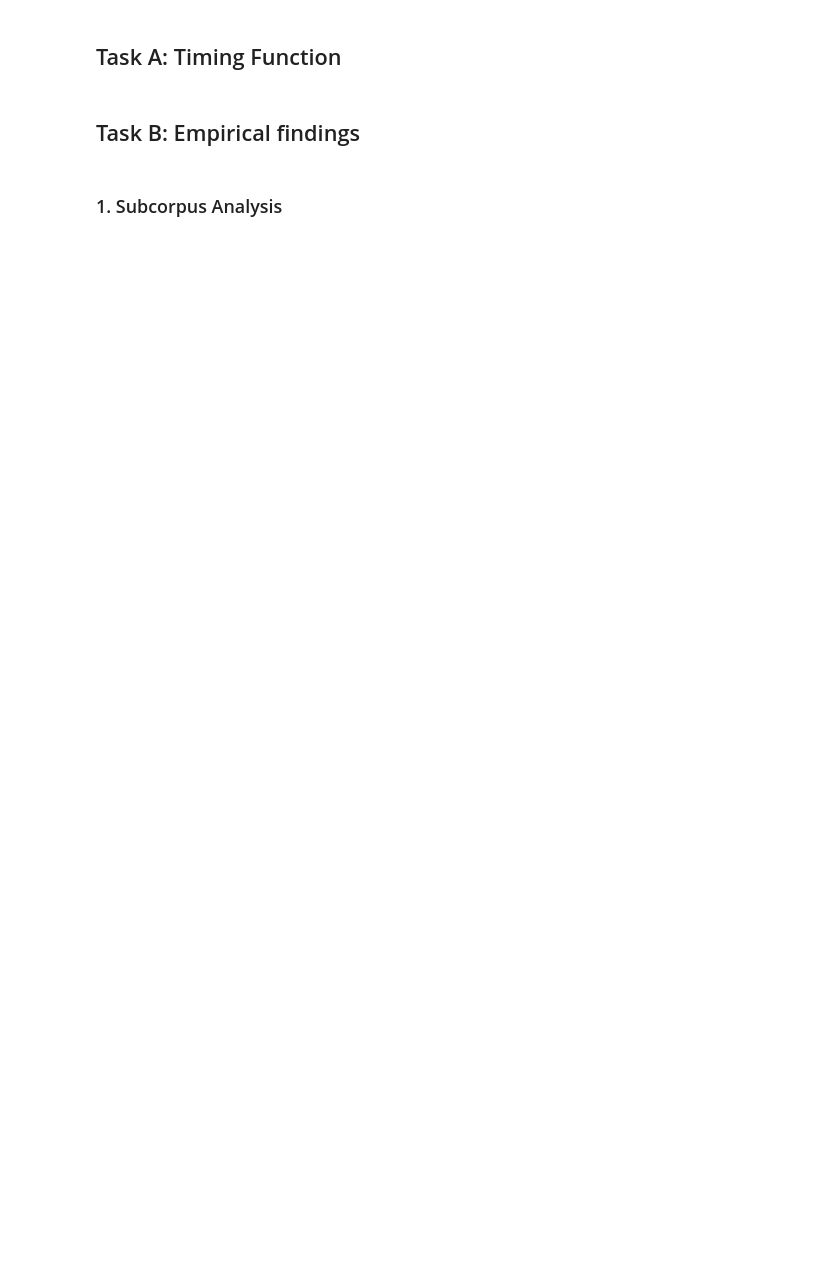
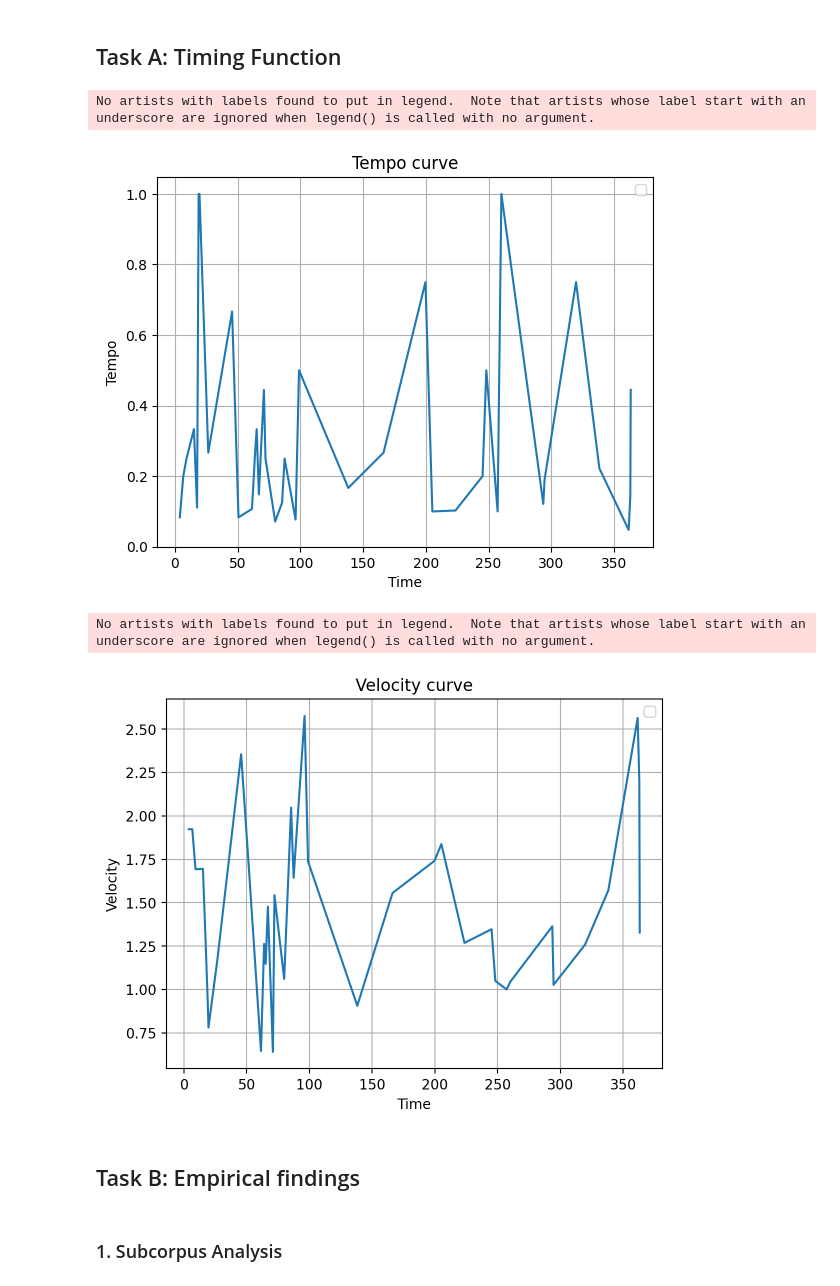
Before and after one commit to JorisMonnet/DM_Assignement1, a Jupyter notebook: empirical_findings.ipynb, the cells around one changed output. Drawn from its saved outputs; the diff is of its cells as text; code cells hidden in the pictures; blank space fills up the shorter version.

```diff
--- a/empirical_findings.ipynb
+++ b/empirical_findings.ipynb
@@ -9,6 +29,79 @@ Due Date: 27/03/2024
 ## Task A: Timing Function
 # %%
 # TODO: plot the two plots from the timing file
+import matplotlib.pyplot as plt
+import music21
+
+
+def timing(unperformed_midi_path: str, performed_midi_path: str) -> dict and dict:
+    """
+    Maps symbolic time to performance attributes (tempo,velocity),
+    so that one can use it to transform the "unperformed" MIDI to the "performed" MIDI.
+    :param unperformed_midi_path: str
+    :param performed_midi_path: str
+    :return: tempo_maps, velocity_maps
+    """
+    music21_midi_unperformed = music21.converter.parse(unperformed_midi_path)
+    music21_midi_performed = music21.converter.parse(performed_midi_path)
+
+    times = {}
+    velocities = {}
+    tempo_mapping = {}
+    velocity_mapping = {}
+
+    for note in music21_midi_unperformed.flat.notes:
+        times[note.offset] = note.duration.quarterLength
+        velocities[note.offset] = note.volume.velocity
+
+    for note in music21_midi_performed.flat.notes:
+        if note.offset in times:
+            tempo_mapping[note.offset] = note.duration.quarterLength / times[note.offset]
+            velocity_mapping[note.offset] = note.volume.velocity / velocities[note.offset]
+
+    return tempo_mapping, velocity_mapping
+
+
+def plot_timing_as_tempo_curve(tempo_map: dict):
+    """
+    Plot the tempo_map from timing function as a tempo curve.
+    :param tempo_map: dict
+    :return: None
+    """
+    fig, ax = plt.subplots()
+    ax.plot(list(tempo_map.keys()), list(tempo_map.values()))
+    ax.set(xlabel='Time', ylabel='Tempo',
+           title='Tempo curve')
+    ax.grid()
+    ax.legend()
+    plt.show()
+
+
+def plot_timing_as_velocity_curve(velocity_map: dict):
+    """
+    Plot the velocity_map from the function timing as a velocity curve.
+    :param velocity_map: dict
+    :return: None
+    """
+    fig, ax = plt.subplots()
+    ax.plot(list(velocity_map.keys()), list(velocity_map.values()))
+    ax.set(xlabel='Time', ylabel='Velocity',
+           title='Velocity curve')
+    ax.grid()
+    ax.legend()
+    plt.show()
+
+
+# TODO remove this main, only useful for testing Task A
+if __name__ == "__main__":
+    tempo_maps, velocity_maps = timing("/Users/osakiyutaka/Library/Mobile Documents/com~apple~CloudDocs/Master/EPFL/Spring Semester/Digital Musicology/DM_Assignement1-main/asap-dataset/MunA04.mid",
+                                       "/Users/osakiyutaka/Library/Mobile Documents/com~apple~CloudDocs/Master/EPFL/Spring Semester/Digital Musicology/DM_Assignement1-main/asap-dataset/Stahievitch02.mid")
+    plot_timing_as_tempo_curve(tempo_maps)
+    plot_timing_as_velocity_curve(velocity_maps)
+# %% [output]
+No artists with labels found to put in legend.  Note that artists whose label start with an underscore are ignored when legend() is called with no argument.
+[figure, added]
+No artists with labels found to put in legend.  Note that artists whose label start with an underscore are ignored when legend() is called with no argument.
+[figure, added]
 # %% [markdown]
 ## Task B: Empirical findings
 # %% [markdown]
```
Also changed, not shown: parts of 8 cells of this notebook.
